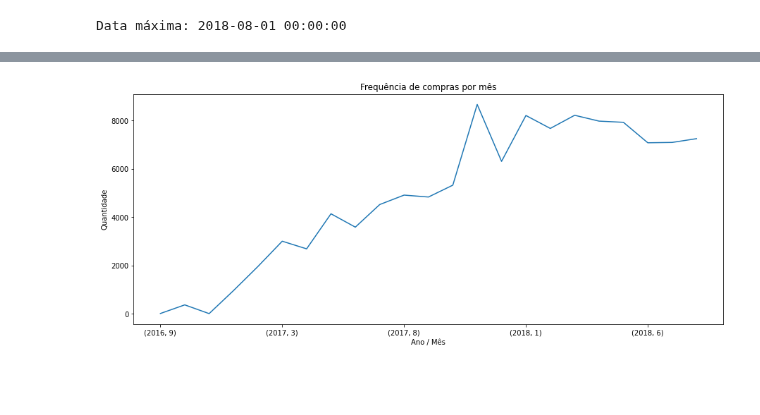
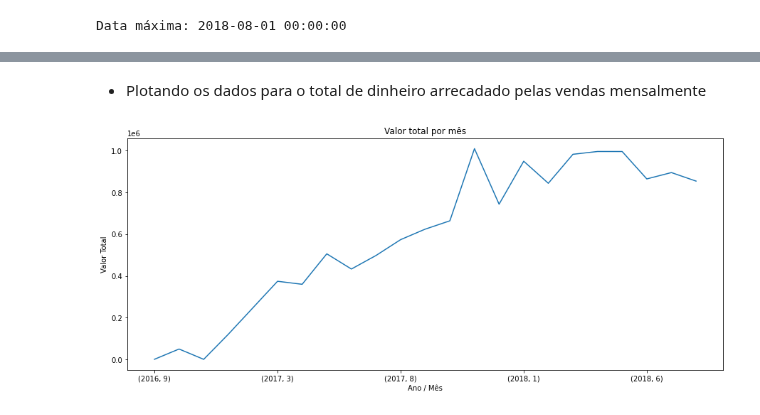
Before and after one commit to smalvar/olist-e-commerce, a Jupyter notebook: time_series_analysis.ipynb, the cells around one changed output, grey strips where cells are left out. Cells and saved outputs as stored; diff of their text form; code cells hidden in the pictures; blank space fills up the shorter version.

Commit message:
Add plot considering price per month

```diff
--- a/time_series_analysis.ipynb
+++ b/time_series_analysis.ipynb
@@ -155,11 +169,13 @@ Data máxima: 2018-08-01 00:00:00
+# %% [markdown]
+- Plotando os dados para o total de dinheiro arrecadado pelas vendas mensalmente
 # %%
-df_group = df.groupby([df['order_purchase_timestamp'].dt.year,
-           df['order_purchase_timestamp'].dt.month]).count()['order_id']
+df_group_price = df.groupby([df['order_purchase_timestamp'].dt.year,
+           df['order_purchase_timestamp'].dt.month]).sum()['price']
 # %%
-df_group.plot(figsize=(15,6))
-plt.title('Frequência de compras por mês')
+df_group_price.plot(figsize=(15,6))
+plt.title('Valor total por mês')
 plt.xlabel('Ano / Mês')
-plt.ylabel('Quantidade')
+plt.ylabel('Valor Total')
 plt.show()
 # %% [output]
-[figure, old version]
+[figure, new version]
```
Also changed, not shown: parts of 3 cells of this notebook.
